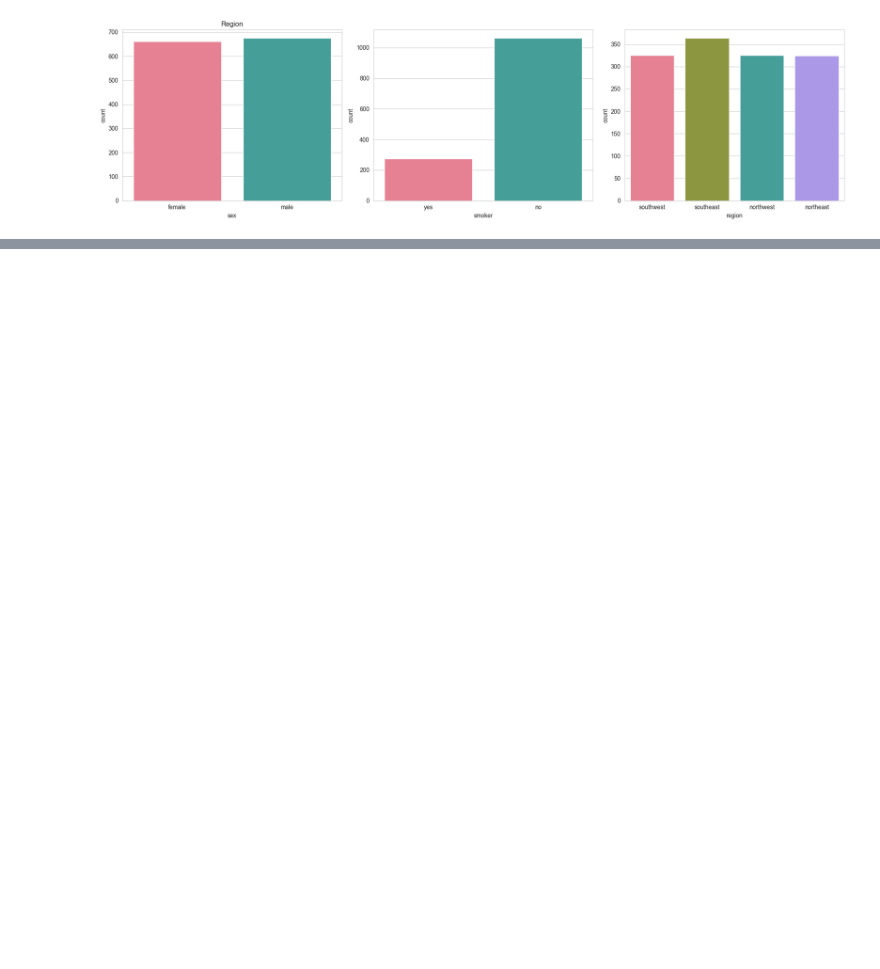
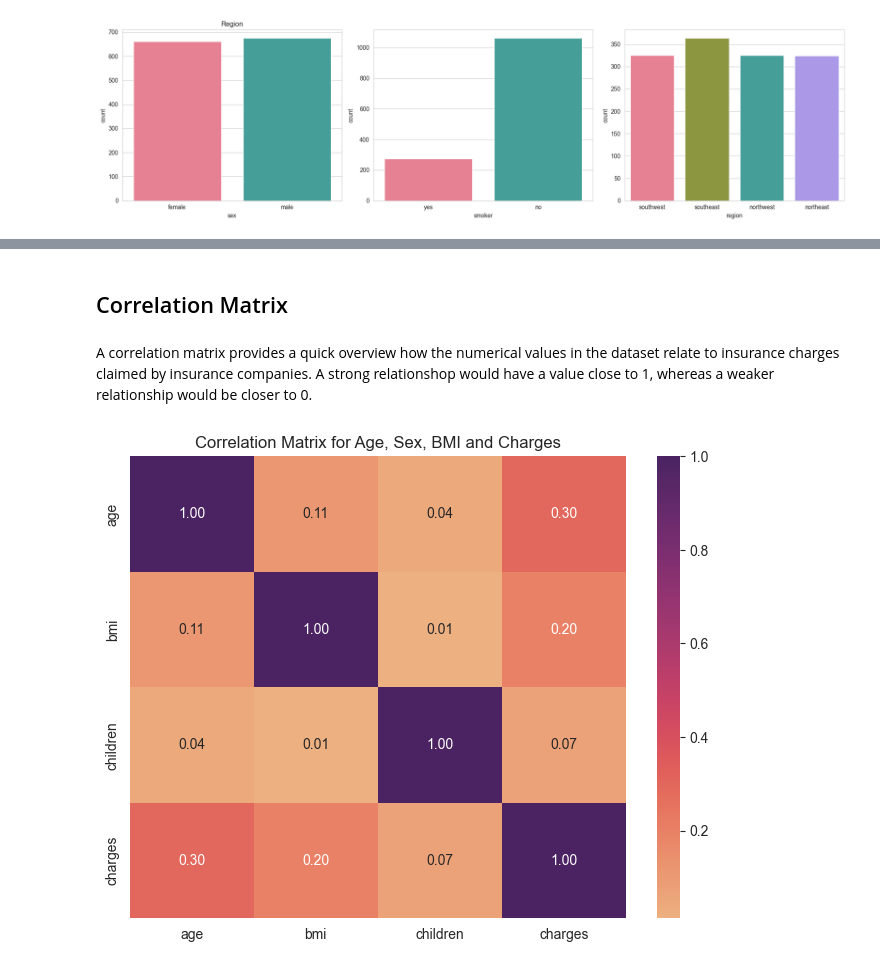
Before and after one commit to warumstefanie/datascience_portfolio, a Jupyter notebook: 1_us-medical-insurance-costs.ipynb, the cells around one changed output, grey strips where cells are left out. Drawn from its saved outputs; the diff is of its cells as text; code cells hidden in the pictures; blank space fills up the shorter version.

Commit message:
Finalised US medical insurance project

```diff
--- a/1_us-medical-insurance-costs.ipynb
+++ b/1_us-medical-insurance-costs.ipynb
@@ -126,0 +140,18 @@ plt.show()
+# %% [markdown]
+## Correlation Matrix
+# %% [markdown]
+A correlation matrix provides a quick overview how the numerical values in the dataset relate to insurance charges claimed by insurance companies. A strong relationshop would have a value close to 1, whereas a weaker relationship would be closer to 0.
+# %%
+# Extract only numerical data from the dataset for the correlation matrix
+numerical_data = insurance_data.select_dtypes(include=['float64', 'int64'])
+
+# Calculate the correlation matrix for numerical data
+correlation_matrix = numerical_data.corr()
+
+# Visualize the correlation matrix using a heatmap
+plt.figure(figsize=(8, 6))
+sns.heatmap(correlation_matrix, annot=True, cmap='flare', fmt=".2f")
+plt.title('Correlation Matrix for Age, Sex, BMI and Charges')
+plt.show()
+# %% [output]
+[figure, added]
```
Also changed, not shown: parts of 12 cells of this notebook, 1 other file.
